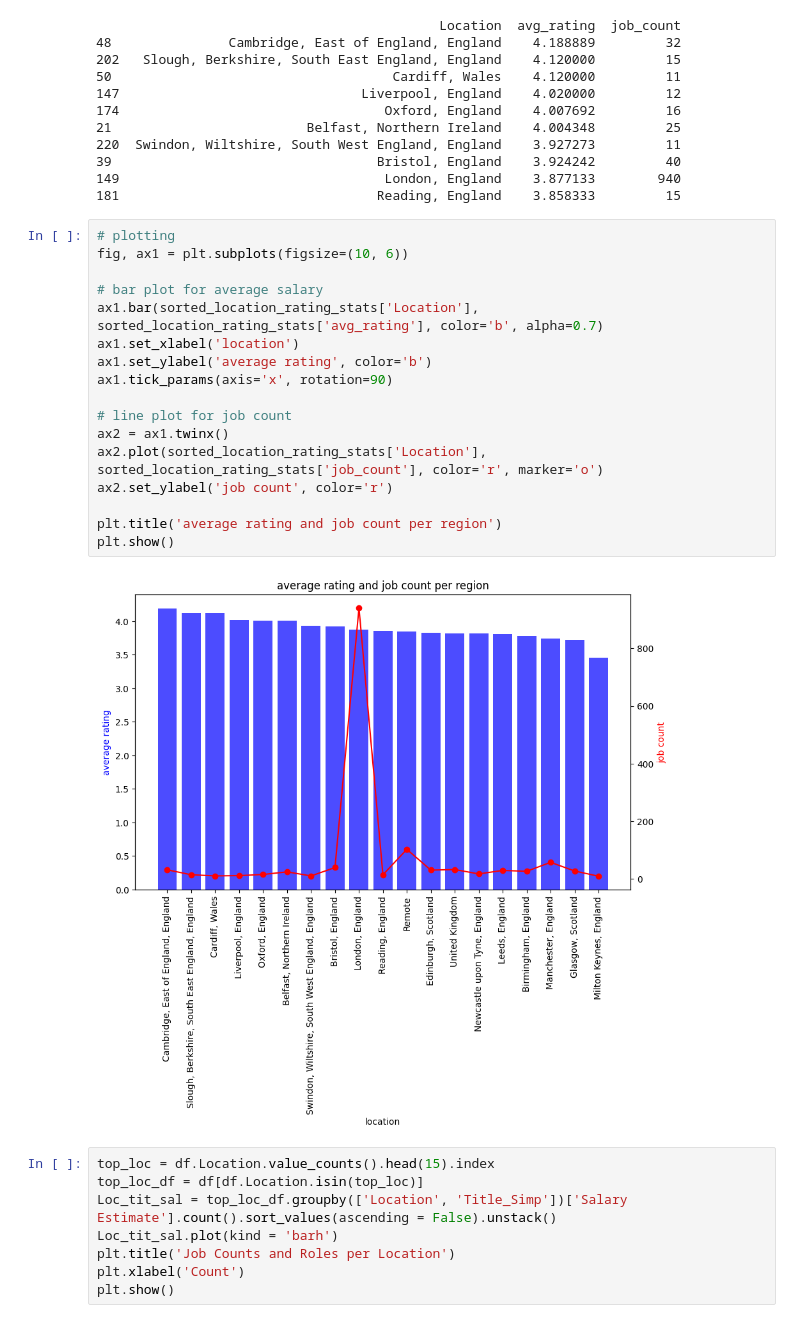
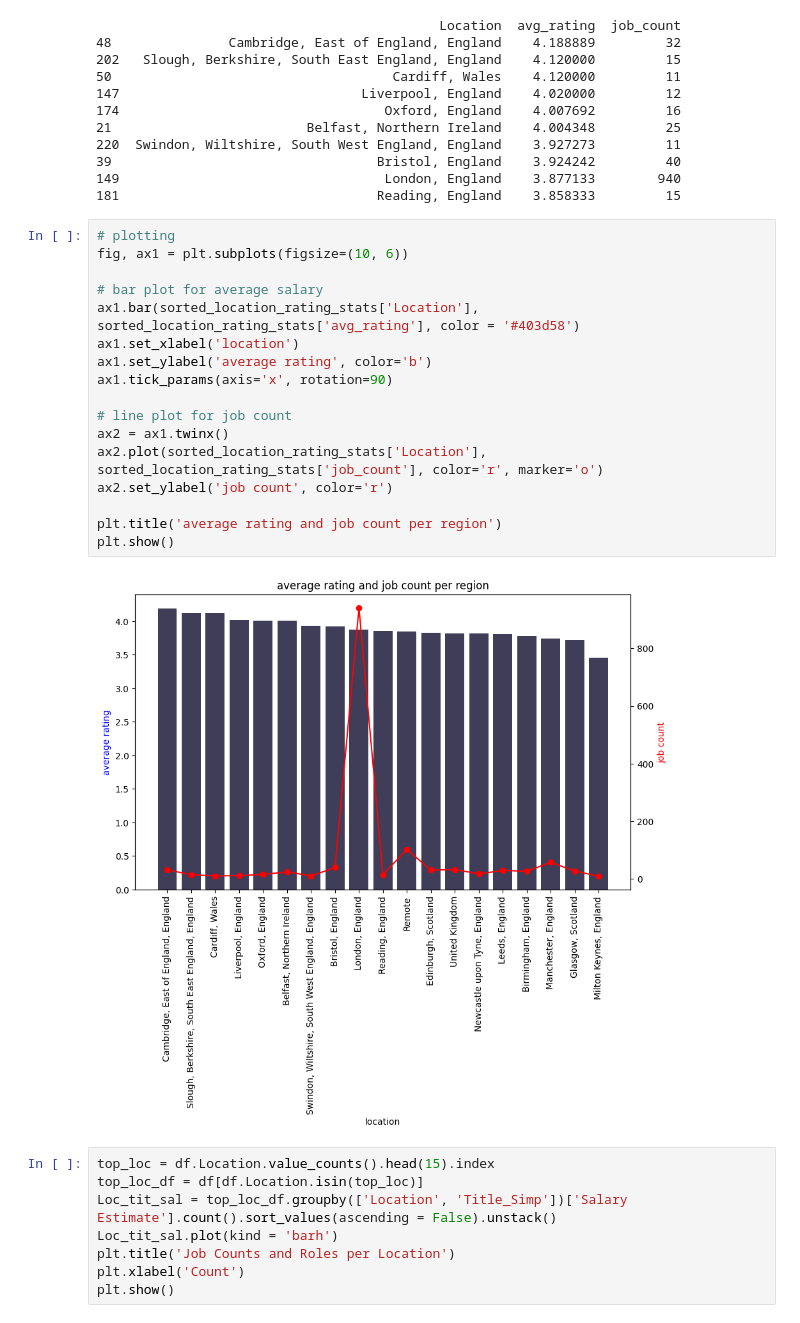
Before and after one commit to ArjunxyzSatish/Job-Analysis-Data-Science-Project-, a Jupyter notebook: EDA.ipynb, the cells around one changed output. Cells and saved outputs as stored; diff of their text form.

```diff
--- a/EDA.ipynb
+++ b/EDA.ipynb
@@ -414,22 +414,22 @@ print(sorted_location_rating_stats.head(10))  # Display the top 10 locations
 # %%
 # plotting
 fig, ax1 = plt.subplots(figsize=(10, 6))
 
 # bar plot for average salary
-ax1.bar(sorted_location_rating_stats['Location'], sorted_location_rating_stats['avg_rating'], color='b', alpha=0.7)
+ax1.bar(sorted_location_rating_stats['Location'], sorted_location_rating_stats['avg_rating'], color = '#403d58')
 ax1.set_xlabel('location')
 ax1.set_ylabel('average rating', color='b')
 ax1.tick_params(axis='x', rotation=90)
 
 # line plot for job count
 ax2 = ax1.twinx()
 ax2.plot(sorted_location_rating_stats['Location'], sorted_location_rating_stats['job_count'], color='r', marker='o')
 ax2.set_ylabel('job count', color='r')
 
 plt.title('average rating and job count per region')
 plt.show()
 # %% [output]
-[figure, old version]
+[figure, new version]
 # %%
 top_loc = df.Location.value_counts().head(15).index
 top_loc_df = df[df.Location.isin(top_loc)]
```
Also changed, not shown: parts of 1 cell of this notebook, 1 other file.
